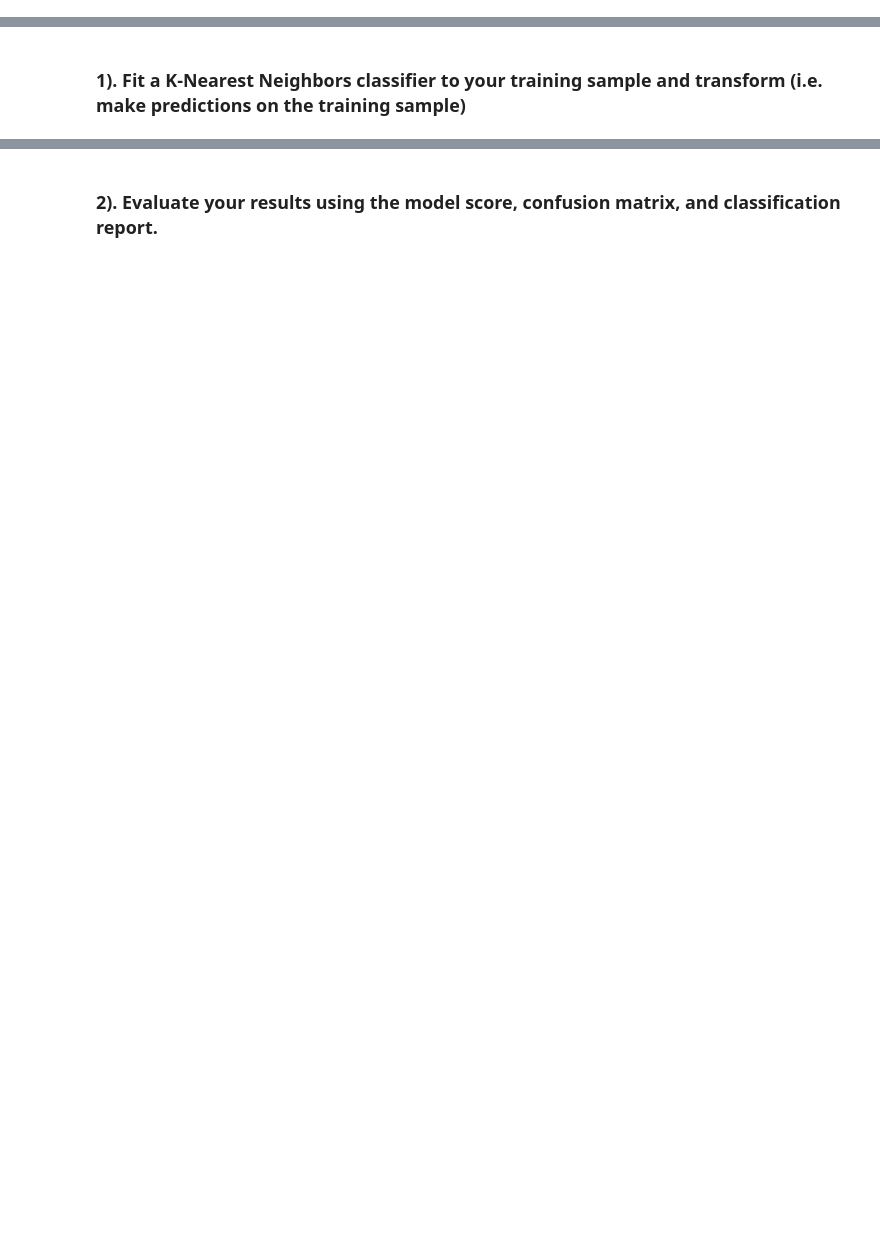
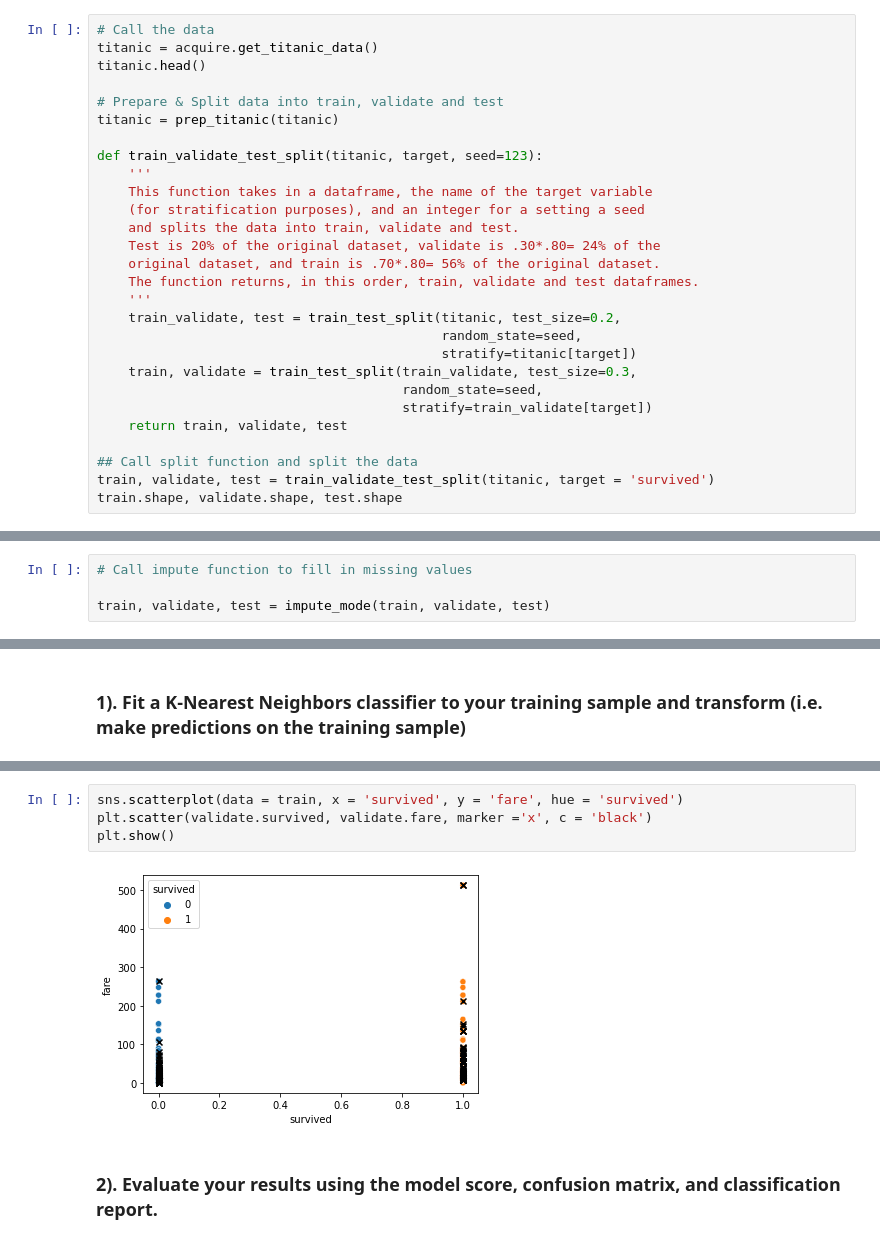
Before and after one commit to stephenkipkurui/regression-exercises, a Jupyter notebook: model.ipynb, the cells around one changed output, grey strips where cells are left out. Drawn from its saved outputs; the diff is of its cells as text; blank space fills up the shorter version.

```diff
--- a/model.ipynb
+++ b/model.ipynb
@@ -521 +487,29 @@ X_train, y_train = train.drop(columns='survived'), train[['survived']]
 >
+# %%
+# Call the data
+titanic = acquire.get_titanic_data()
+titanic.head()
+
+# Prepare & Split data into train, validate and test
+titanic = prep_titanic(titanic)
+
+def train_validate_test_split(titanic, target, seed=123):
+    '''
+    This function takes in a dataframe, the name of the target variable
+    (for stratification purposes), and an integer for a setting a seed
+    and splits the data into train, validate and test.
+    Test is 20% of the original dataset, validate is .30*.80= 24% of the
+    original dataset, and train is .70*.80= 56% of the original dataset.
+    The function returns, in this order, train, validate and test dataframes.
+    '''
+    train_validate, test = train_test_split(titanic, test_size=0.2,
+                                            random_state=seed,
+                                            stratify=titanic[target])
+    train, validate = train_test_split(train_validate, test_size=0.3,
+                                       random_state=seed,
+                                       stratify=train_validate[target])
+    return train, validate, test
+
+## Call split function and split the data
+train, validate, test = train_validate_test_split(titanic, target = 'survived')
+train.shape, validate.shape, test.shape
@@ -521,0 +518,4 @@ X_train, y_train = train.drop(columns='survived'), train[['survived']]
+# %%
+# Call impute function to fill in missing values
+
+train, validate, test = impute_mode(train, validate, test)
@@ -524,2 +718,8 @@ X_train, y_train = train.drop(columns='survived'), train[['survived']]
+# %%
+sns.scatterplot(data = train, x = 'survived', y = 'fare', hue = 'survived')
+plt.scatter(validate.survived, validate.fare, marker ='x', c = 'black')
+plt.show()
+# %% [output]
+[figure, added]
 # %% [markdown]
 ### 2). Evaluate your results using the model score, confusion matrix, and classification report.
```
Also changed, not shown: parts of 120 cells of this notebook.
